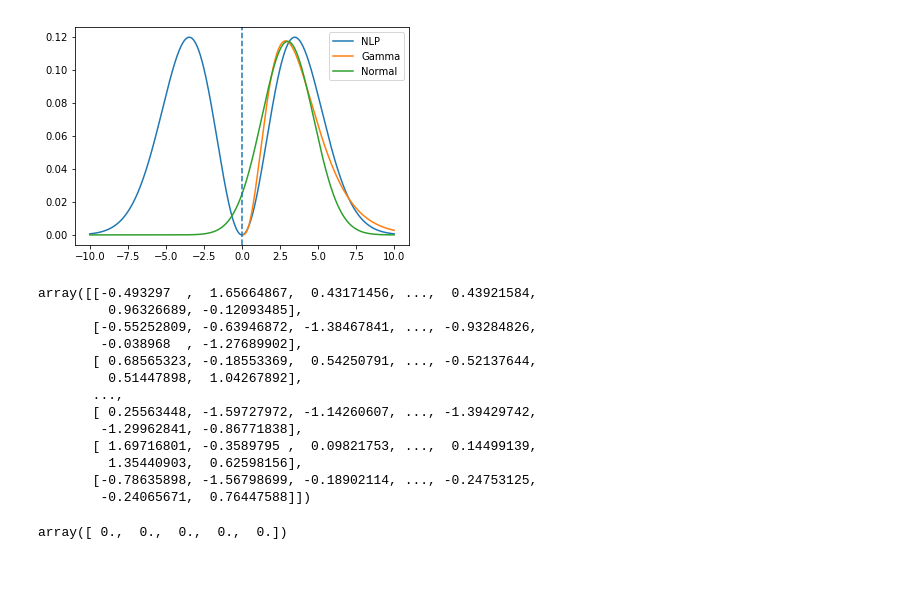
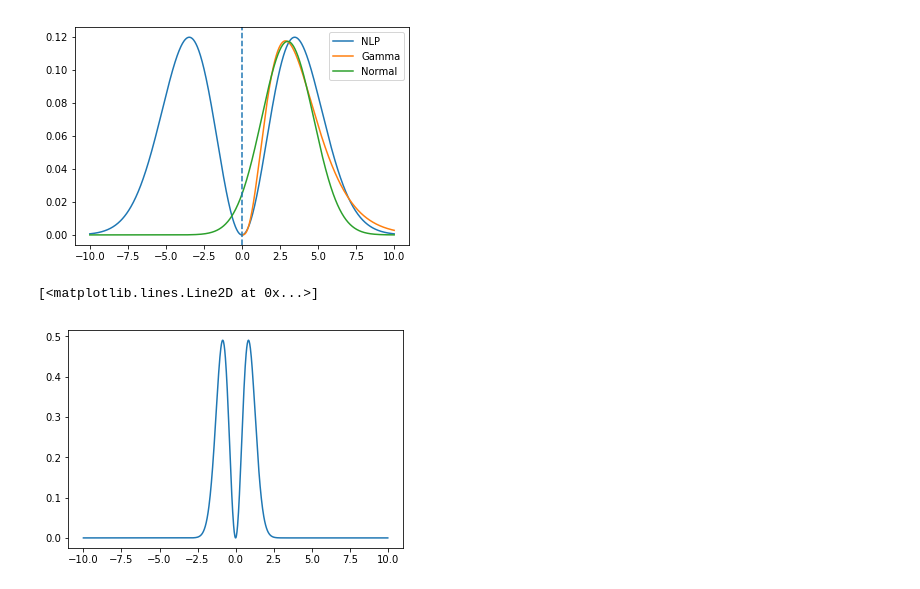
Before and after one commit to adamlu123/sandbox, a Jupyter notebook: GammaDistributionLearning.ipynb, the cells around one changed output. Cells and saved outputs as stored; diff of their text form; code cells hidden in the pictures.

```diff
--- a/GammaDistributionLearning.ipynb
+++ b/GammaDistributionLearning.ipynb
@@ -33,26 +33,8 @@ plt.legend()
 # %% [output]
 <matplotlib.legend.Legend at 0x...>
 [figure]
-# %%
-p=500; n=10
-sigma = 0.5*np.ones((p,p))
-np.fill_diagonal(sigma, 1)
-np.random.multivariate_normal(np.zeros(p), sigma, 1000)
-# %% [output]
-array([[-0.493297  ,  1.65664867,  0.43171456, ...,  0.43921584,
-         0.96326689, -0.12093485],
-       [-0.55252809, -0.63946872, -1.38467841, ..., -0.93284826,
-        -0.038968  , -1.27689902],
-       [ 0.68565323, -0.18553369,  0.54250791, ..., -0.52137644,
-         0.51447898,  1.04267892],
-       ...,
-       [ 0.25563448, -1.59727972, -1.14260607, ..., -1.39429742,
-        -1.29962841, -0.86771838],
-       [ 1.69716801, -0.3589795 ,  0.09821753, ...,  0.14499139,
-         1.35440903,  0.62598156],
-       [-0.78635898, -1.56798699, -0.18902114, ..., -0.24753125,
-        -0.24065671,  0.76447588]])
-# %%
-np.zeros(p)
-# %% [output]
-array([ 0.,  0.,  0.,  0.,  0.])
+# %%
+plt.plot(x_ext,nlp_pdf(x_ext, tau=0.358), label='NLP')
+# %% [output]
+[<matplotlib.lines.Line2D at 0x...>]
+[figure, added]
```
Also changed, not shown: 1 other file.
